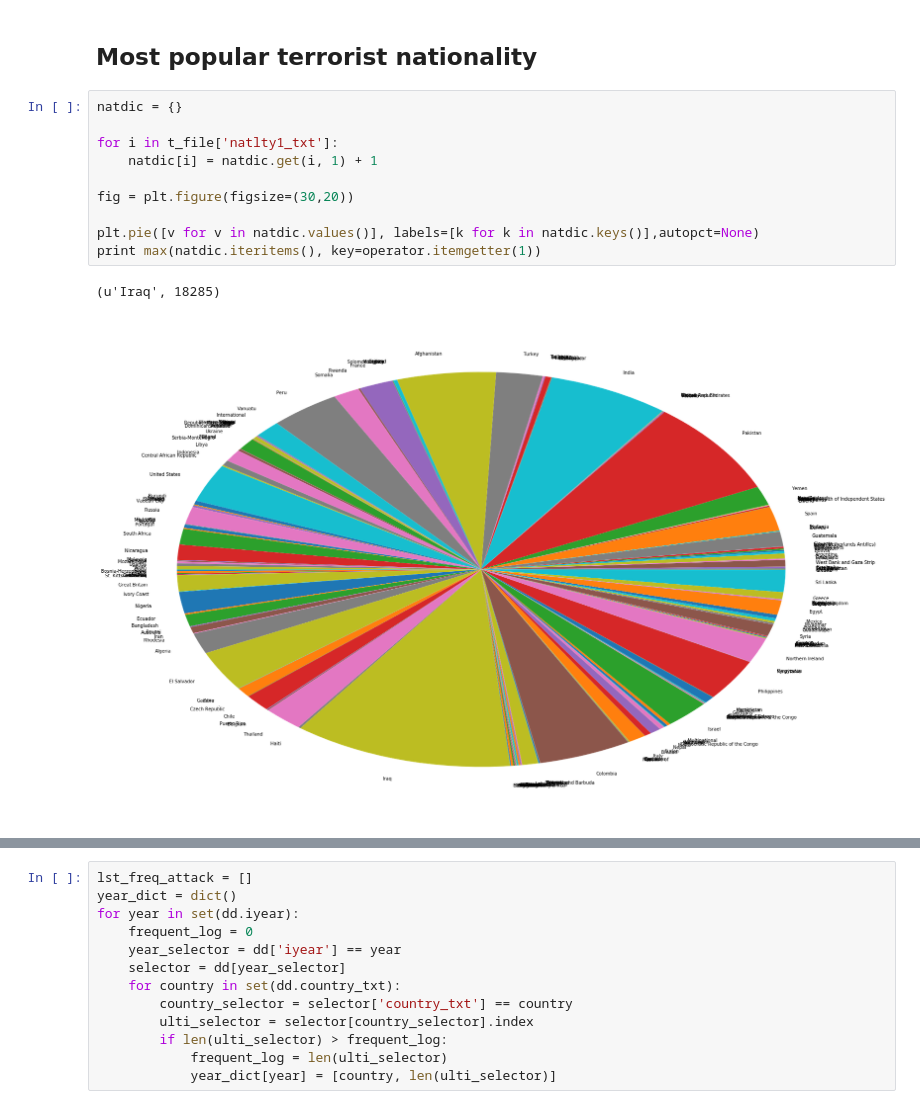
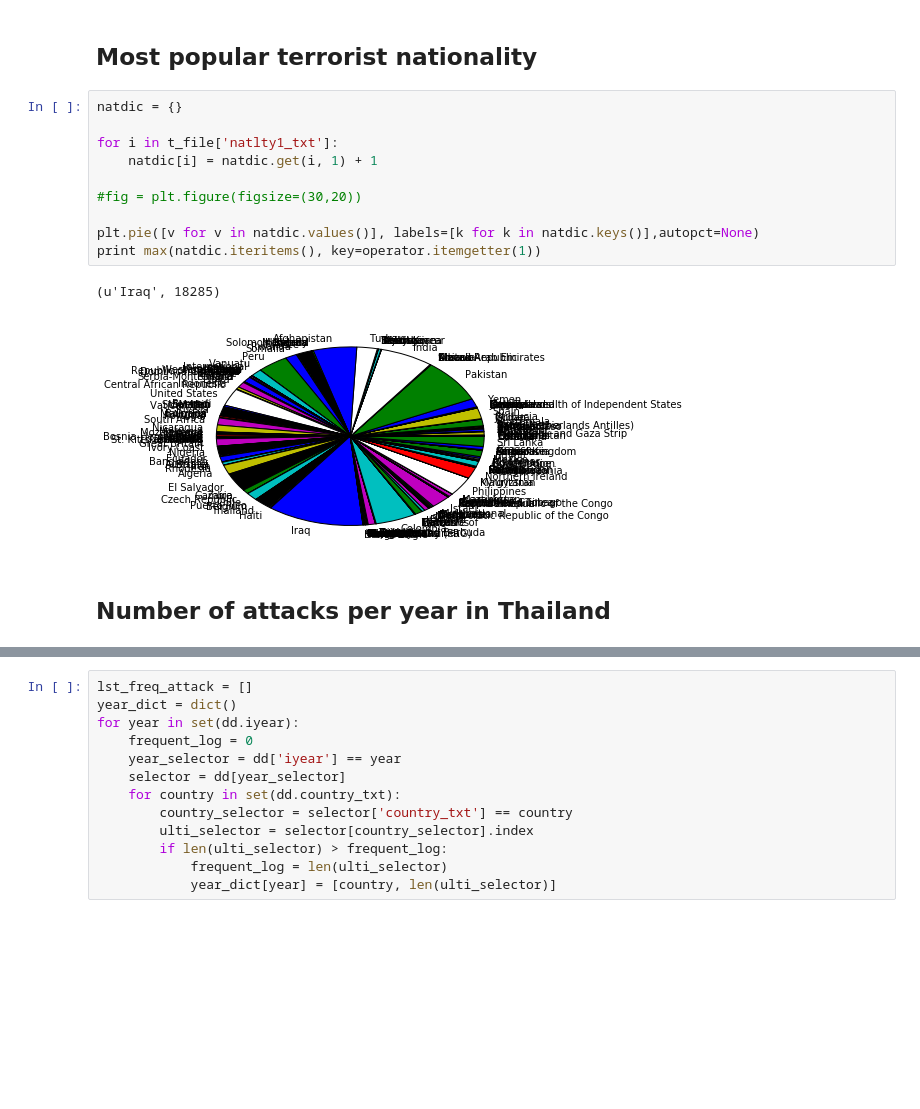
Before and after one commit to sanchitchawla/datascienceproject, a Jupyter notebook: Terror.ipynb, the cells around one changed output, grey strips where cells are left out. Cells and saved outputs as stored; diff of their text form; blank space fills up the shorter version.

```diff
--- a/Terror.ipynb
+++ b/Terror.ipynb
@@ -52,13 +52,15 @@ NameError: name 'Basemap' is not defined
 # %%
 natdic = {}
 
 for i in t_file['natlty1_txt']:
     natdic[i] = natdic.get(i, 1) + 1
 
-fig = plt.figure(figsize=(30,20))
+#fig = plt.figure(figsize=(30,20))
 
 plt.pie([v for v in natdic.values()], labels=[k for k in natdic.keys()],autopct=None)
 print max(natdic.iteritems(), key=operator.itemgetter(1))
 # %% [output]
 (u'Iraq', 18285)
-[figure, old version]
+[figure, new version]
+# %% [markdown]
+## Number of attacks per year in Thailand
```
Also changed, not shown: parts of 37 cells of this notebook.
